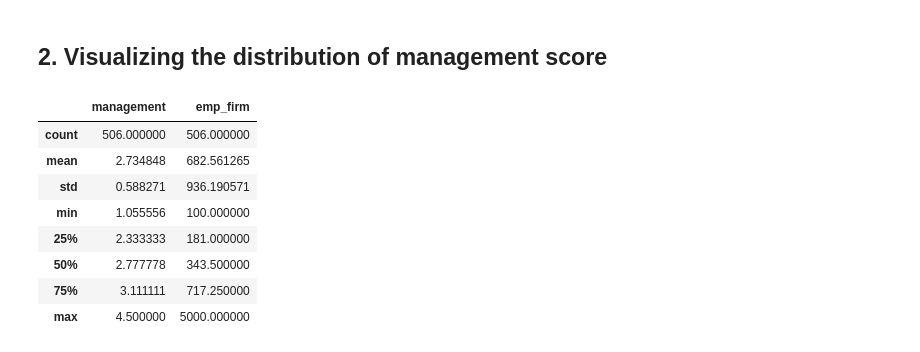
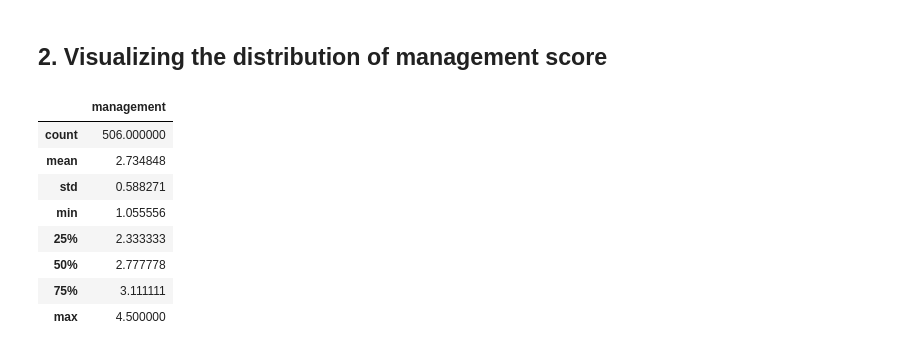
Before and after one commit to felipesebben/bk_data_analysis_studies, a Jupyter notebook: da_data_exercises/ch04-comparison_correlation/02-wms_management_ex1/02_wms_management_ex1.ipynb, the cells around one changed output. Saved outputs shown, nothing was run; the diff lists cells and outputs as text; code cells hidden in the pictures.

```diff
--- a/da_data_exercises/ch04-comparison_correlation/02-wms_management_ex1/02_wms_management_ex1.ipynb
+++ b/da_data_exercises/ch04-comparison_correlation/02-wms_management_ex1/02_wms_management_ex1.ipynb
@@ -83,14 +83,14 @@ Name: emp_firm, dtype: float64
 # %% [markdown]
 <h2>2. Visualizing the distribution of management score</h2>
 # %%
-df.loc[:, ["management", "emp_firm"]].describe()
+df.loc[:, ["management"]].describe()
 # %% [output]
-|  | management | emp_firm |
-| count | 506.000000 | 506.000000 |
-| mean | 2.734848 | 682.561265 |
-| std | 0.588271 | 936.190571 |
-| min | 1.055556 | 100.000000 |
-| 25% | 2.333333 | 181.000000 |
-| 50% | 2.777778 | 343.500000 |
-| 75% | 3.111111 | 717.250000 |
-| max | 4.500000 | 5000.000000 |
+|  | management |
+| count | 506.000000 |
+| mean | 2.734848 |
+| std | 0.588271 |
+| min | 1.055556 |
+| 25% | 2.333333 |
+| 50% | 2.777778 |
+| 75% | 3.111111 |
+| max | 4.500000 |
```
Also changed, not shown: parts of 16 cells of this notebook.
